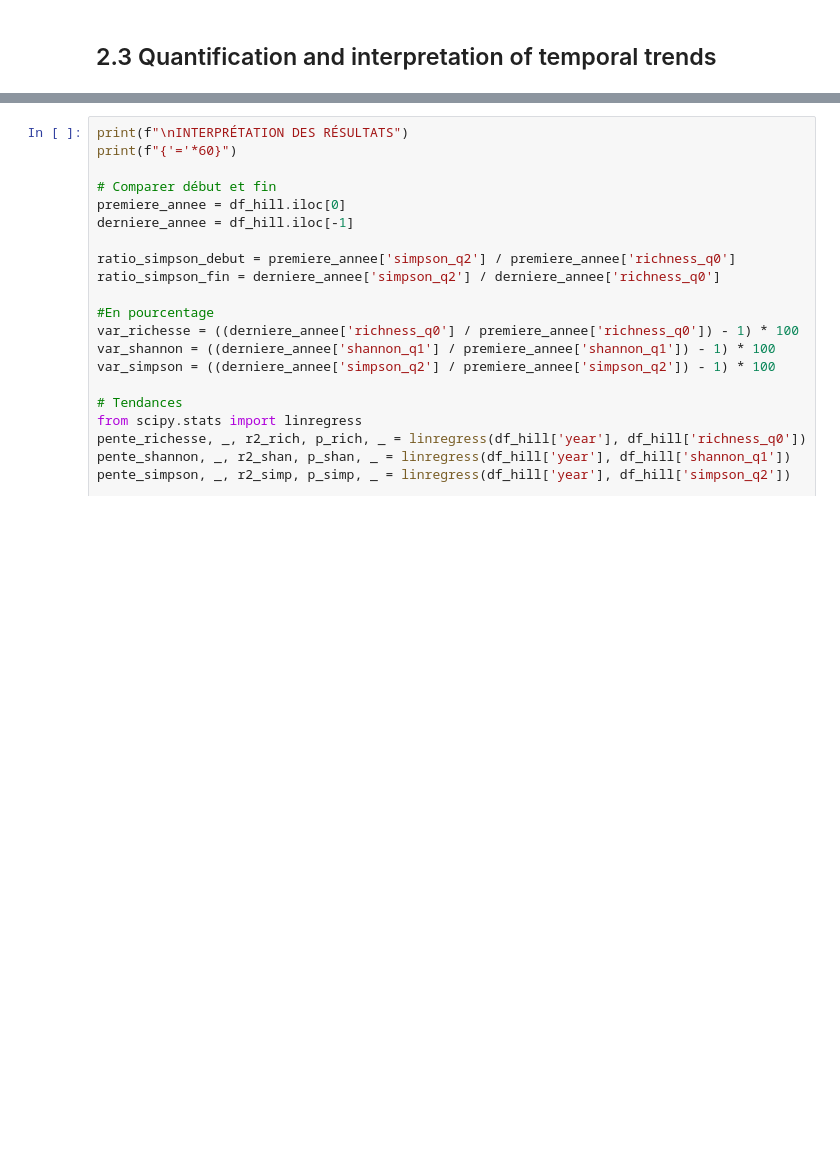
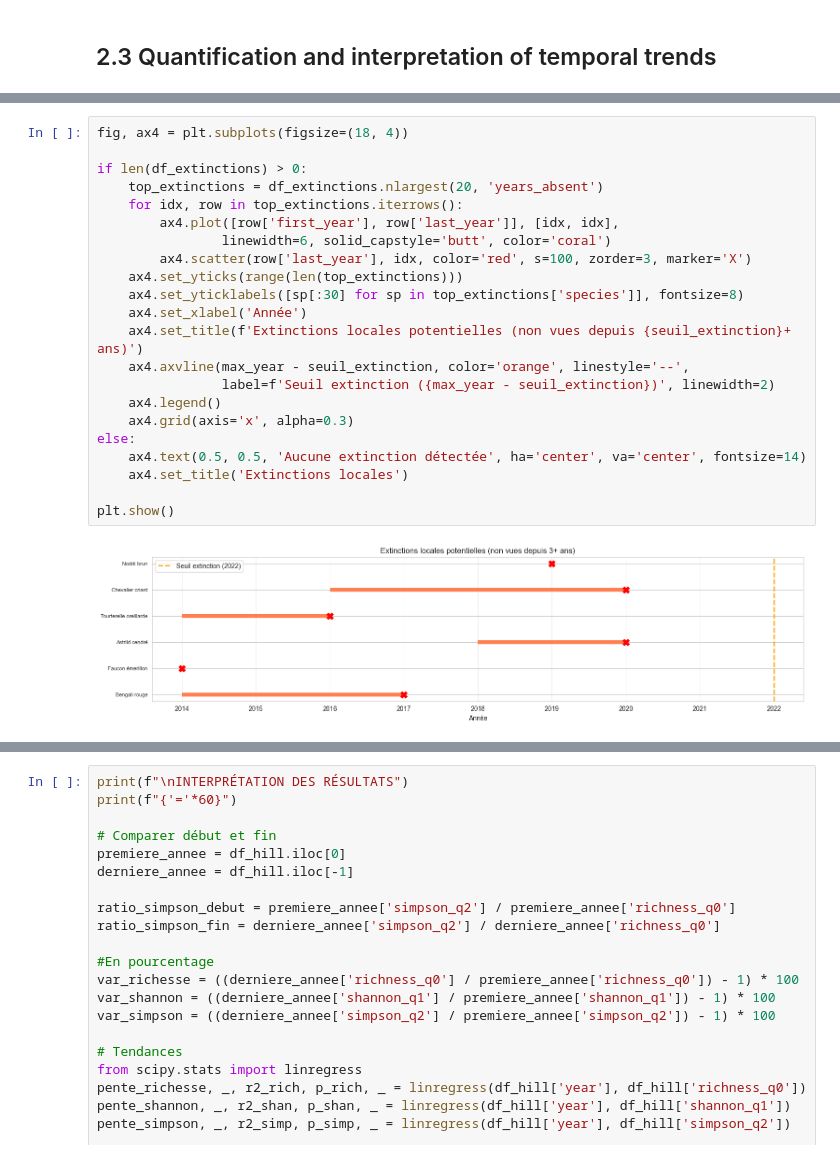
Before and after one commit to amineouat/Archived-Applied-Statistics-Project, a Jupyter notebook: birds-biodiversity/notebooks/data_exploration.ipynb, the cells around one changed output, grey strips where cells are left out. Drawn from its saved outputs; the diff is of its cells as text; blank space fills up the shorter version.

```diff
--- a/birds-biodiversity/notebooks/data_exploration.ipynb
+++ b/birds-biodiversity/notebooks/data_exploration.ipynb
@@ -1776,0 +1829,24 @@ Tourterelle oreillarde        2019       2019             6
+# %%
+fig, ax4 = plt.subplots(figsize=(18, 4))
+
+if len(df_extinctions) > 0:
+    top_extinctions = df_extinctions.nlargest(20, 'years_absent')
+    for idx, row in top_extinctions.iterrows():
+        ax4.plot([row['first_year'], row['last_year']], [idx, idx],
+                linewidth=6, solid_capstyle='butt', color='coral')
+        ax4.scatter(row['last_year'], idx, color='red', s=100, zorder=3, marker='X')
+    ax4.set_yticks(range(len(top_extinctions)))
+    ax4.set_yticklabels([sp[:30] for sp in top_extinctions['species']], fontsize=8)
+    ax4.set_xlabel('Année')
+    ax4.set_title(f'Extinctions locales potentielles (non vues depuis {seuil_extinction}+ ans)')
+    ax4.axvline(max_year - seuil_extinction, color='orange', linestyle='--',
+                label=f'Seuil extinction ({max_year - seuil_extinction})', linewidth=2)
+    ax4.legend()
+    ax4.grid(axis='x', alpha=0.3)
+else:
+    ax4.text(0.5, 0.5, 'Aucune extinction détectée', ha='center', va='center', fontsize=14)
+    ax4.set_title('Extinctions locales')
+
+plt.show()
+# %% [output]
+[figure, added]
```
Also changed, not shown: parts of 9 cells of this notebook.
